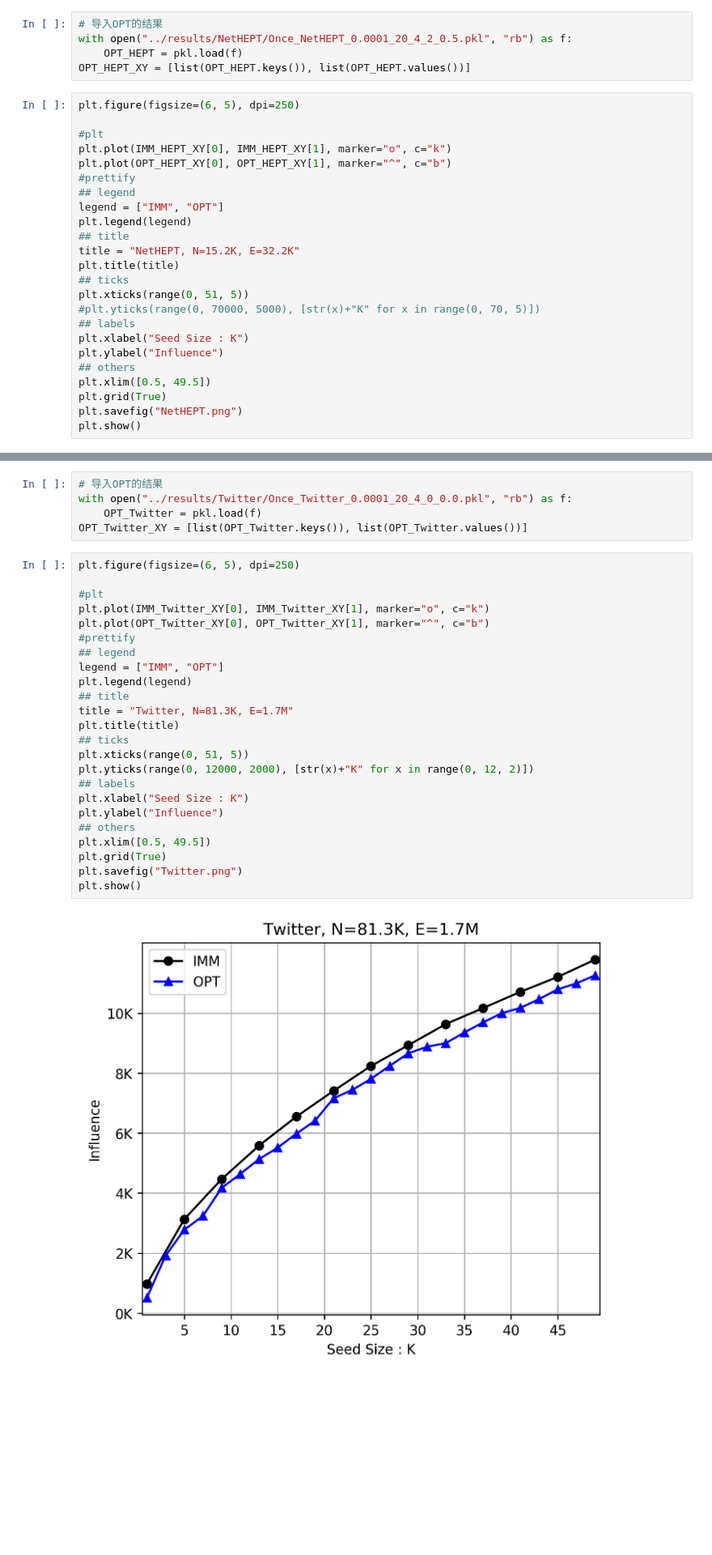
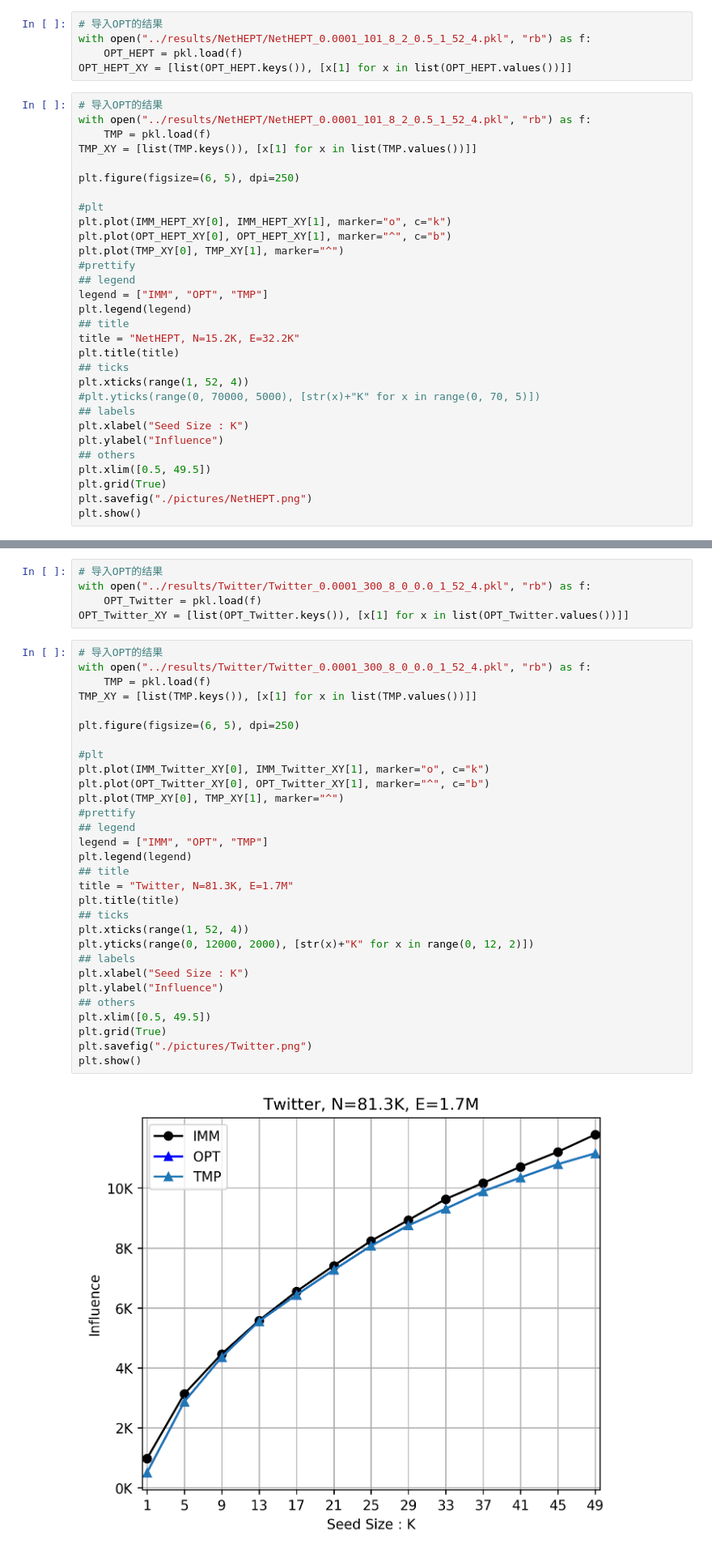
Before and after one commit to FeiGSSS/DMP, a Jupyter notebook: visualization/ALL_DATA.ipynb, the cells around one changed output, grey strips where cells are left out. Shown at 81% size. Drawn from its saved outputs; the diff is of its cells as text; blank space fills up the shorter version.

```diff
--- a/visualization/ALL_DATA.ipynb
+++ b/visualization/ALL_DATA.ipynb
@@ -10,24 +10,30 @@ with open("../SOTA_IMM/NetHEPT_imm_infs_1_51_2.pkl", "rb") as f:
 IMM_HEPT_XY = [list(IMM_HEPT.keys()), list([item[1] for item in IMM_HEPT.values()])]
 # %%
 # 导入OPT的结果
-with open("../results/NetHEPT/Once_NetHEPT_0.0001_20_4_2_0.5.pkl", "rb") as f:
+with open("../results/NetHEPT/NetHEPT_0.0001_101_8_2_0.5_1_52_4.pkl", "rb") as f:
     OPT_HEPT = pkl.load(f)
-OPT_HEPT_XY = [list(OPT_HEPT.keys()), list(OPT_HEPT.values())]
+OPT_HEPT_XY = [list(OPT_HEPT.keys()), [x[1] for x in list(OPT_HEPT.values())]]
 # %%
+# 导入OPT的结果
+with open("../results/NetHEPT/NetHEPT_0.0001_101_8_2_0.5_1_52_4.pkl", "rb") as f:
+    TMP = pkl.load(f)
+TMP_XY = [list(TMP.keys()), [x[1] for x in list(TMP.values())]]
+
 plt.figure(figsize=(6, 5), dpi=250)
 
 #plt
 plt.plot(IMM_HEPT_XY[0], IMM_HEPT_XY[1], marker="o", c="k")
 plt.plot(OPT_HEPT_XY[0], OPT_HEPT_XY[1], marker="^", c="b")
+plt.plot(TMP_XY[0], TMP_XY[1], marker="^")
 #prettify
 ## legend
-legend = ["IMM", "OPT"]
+legend = ["IMM", "OPT", "TMP"]
 plt.legend(legend)
 ## title
 title = "NetHEPT, N=15.2K, E=32.2K"
 plt.title(title)
 ## ticks
-plt.xticks(range(0, 51, 5))
+plt.xticks(range(1, 52, 4))
 #plt.yticks(range(0, 70000, 5000), [str(x)+"K" for x in range(0, 70, 5)])
 ## labels
 plt.xlabel("Seed Size : K")
@@ -35,6 +41,6 @@ plt.ylabel("Influence")
 ## others
 plt.xlim([0.5, 49.5])
 plt.grid(True)
-plt.savefig("NetHEPT.png")
+plt.savefig("./pictures/NetHEPT.png")
 plt.show()
 # %% [output]
@@ -48,35 +54,41 @@ with open("../SOTA_IMM/Twitter_imm_infs_1_51_4.pkl", "rb") as f:
 IMM_Twitter_XY = [list(IMM_Twitter.keys()), list([item[1] for item in IMM_Twitter.values()])]
 # %%
 # 导入OPT的结果
-with open("../results/Twitter/Once_Twitter_0.0001_20_4_0_0.0.pkl", "rb") as f:
+with open("../results/Twitter/Twitter_0.0001_300_8_0_0.0_1_52_4.pkl", "rb") as f:
     OPT_Twitter = pkl.load(f)
-OPT_Twitter_XY = [list(OPT_Twitter.keys()), list(OPT_Twitter.values())]
+OPT_Twitter_XY = [list(OPT_Twitter.keys()), [x[1] for x in list(OPT_Twitter.values())]]
 # %%
+# 导入OPT的结果
+with open("../results/Twitter/Twitter_0.0001_300_8_0_0.0_1_52_4.pkl", "rb") as f:
+    TMP = pkl.load(f)
+TMP_XY = [list(TMP.keys()), [x[1] for x in list(TMP.values())]]
+
 plt.figure(figsize=(6, 5), dpi=250)
 
 #plt
 plt.plot(IMM_Twitter_XY[0], IMM_Twitter_XY[1], marker="o", c="k")
 plt.plot(OPT_Twitter_XY[0], OPT_Twitter_XY[1], marker="^", c="b")
+plt.plot(TMP_XY[0], TMP_XY[1], marker="^")
 #prettify
 ## legend
-legend = ["IMM", "OPT"]
+legend = ["IMM", "OPT", "TMP"]
 plt.legend(legend)
 ## title
 title = "Twitter, N=81.3K, E=1.7M"
 plt.title(title)
 ## ticks
-plt.xticks(range(0, 51, 5))
+plt.xticks(range(1, 52, 4))
 plt.yticks(range(0, 12000, 2000), [str(x)+"K" for x in range(0, 12, 2)])
 ## labels
 plt.xlabel("Seed Size : K")
 plt.ylabel("Influence")
 ## others
 plt.xlim([0.5, 49.5])
 plt.grid(True)
-plt.savefig("Twitter.png")
+plt.savefig("./pictures/Twitter.png")
 plt.show()
 # %% [output]
-[figure, old version]
+[figure, new version]
 # %% [markdown]
 # Pokec
 # %%
```
Also changed, not shown: parts of 6 cells of this notebook, 6 other files.
